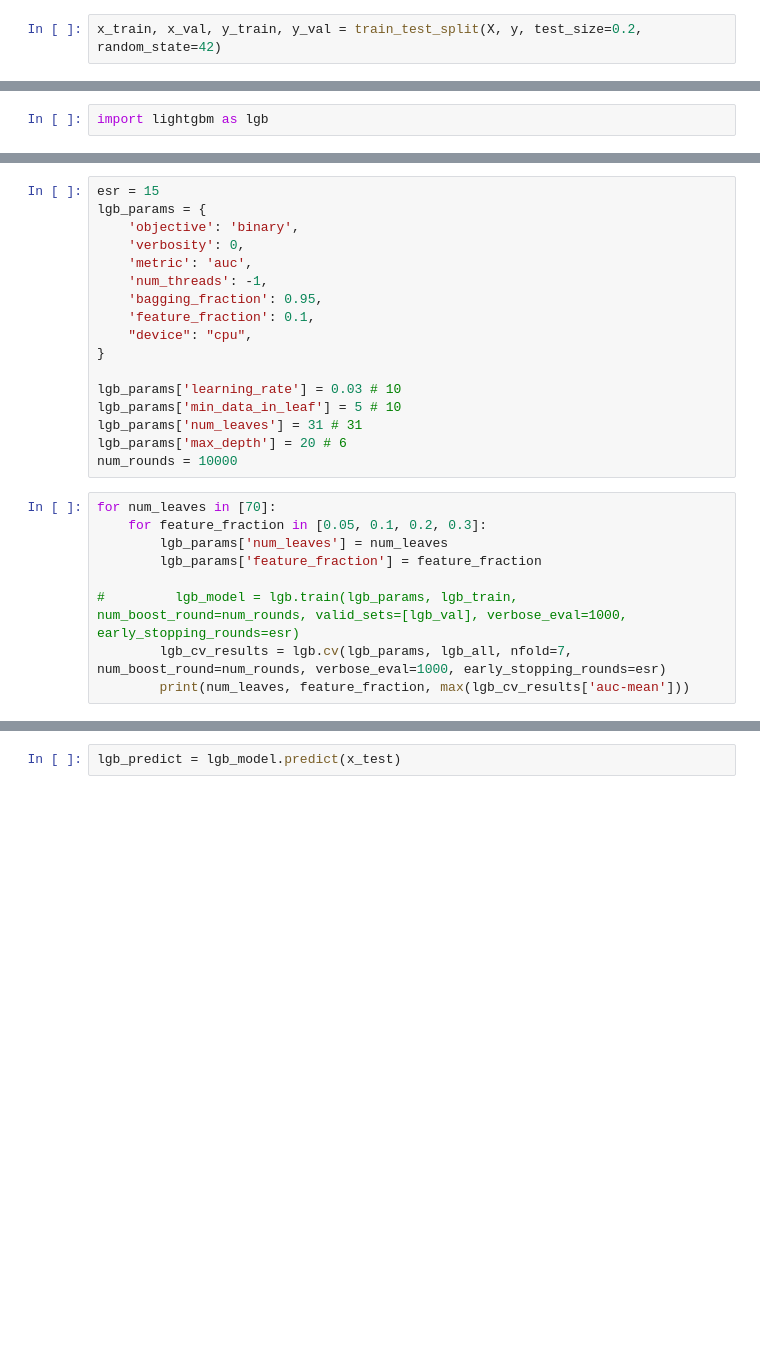
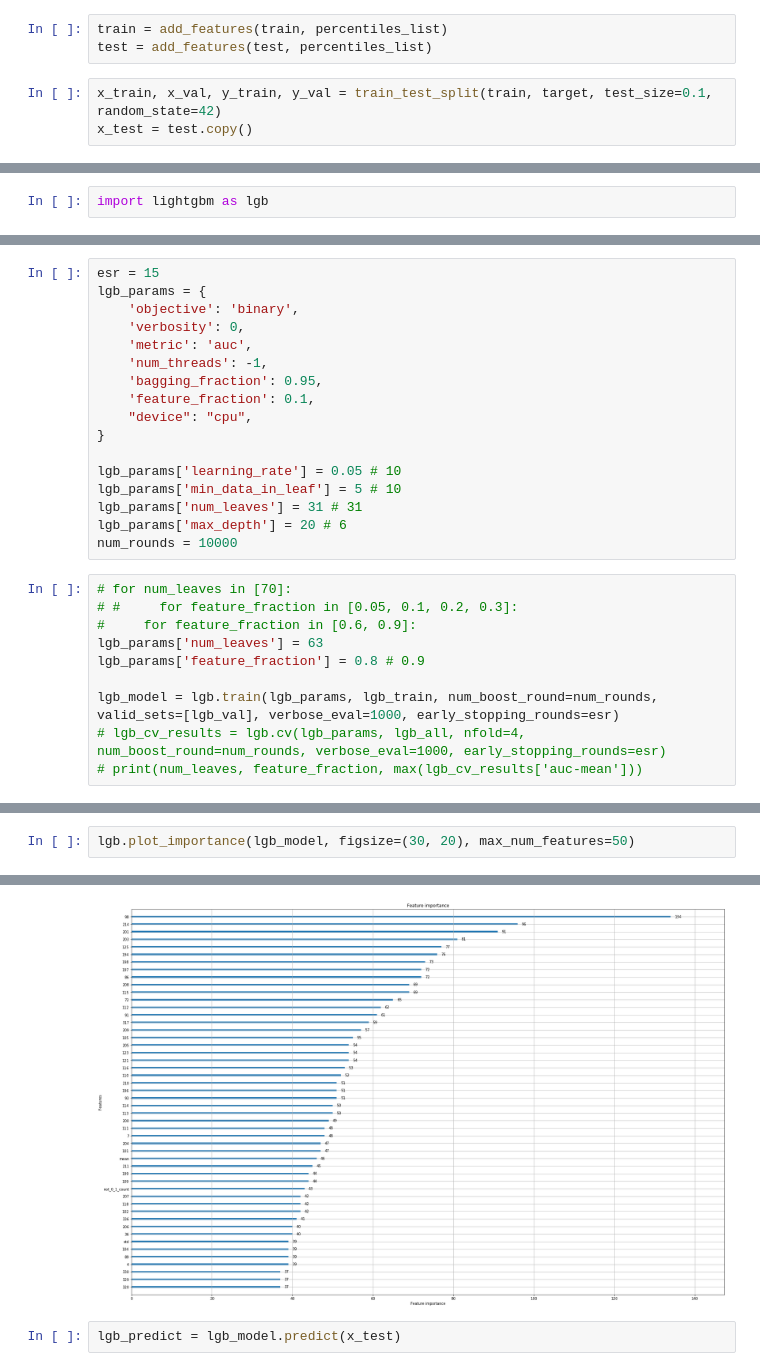
Before and after one commit to k-sobolev/Module_bank_challenge, a Jupyter notebook: Lemon.ipynb, the cells around one changed output, grey strips where cells are left out. Saved outputs shown, nothing was run; the diff lists cells and outputs as text; blank space fills up the shorter version.

```diff
--- a/Lemon.ipynb
+++ b/Lemon.ipynb
@@ -26,5 +40,9 @@ X.shape
+# %%
+train = add_features(train, percentiles_list)
+test = add_features(test, percentiles_list)
 # %%
-x_train, x_val, y_train, y_val = train_test_split(X, y, test_size=0.2, random_state=42)
+x_train, x_val, y_train, y_val = train_test_split(train, target, test_size=0.1, random_state=42)
+x_test = test.copy()
 # %% [markdown]
 ### XGBoost
 # %%
@@ -119,18 +139,19 @@ lgb_params = {
     "device": "cpu",
 }
 
-lgb_params['learning_rate'] = 0.03 # 10
+lgb_params['learning_rate'] = 0.05 # 10
 lgb_params['min_data_in_leaf'] = 5 # 10
 lgb_params['num_leaves'] = 31 # 31
 lgb_params['max_depth'] = 20 # 6
 num_rounds = 10000
 # %%
-for num_leaves in [70]:
-    for feature_fraction in [0.05, 0.1, 0.2, 0.3]:
-        lgb_params['num_leaves'] = num_leaves
-        lgb_params['feature_fraction'] = feature_fraction
+# for num_leaves in [70]:
+# #     for feature_fraction in [0.05, 0.1, 0.2, 0.3]:
+#     for feature_fraction in [0.6, 0.9]:
+lgb_params['num_leaves'] = 63
+lgb_params['feature_fraction'] = 0.8 # 0.9
 
-#         lgb_model = lgb.train(lgb_params, lgb_train, num_boost_round=num_rounds, valid_sets=[lgb_val], verbose_eval=1000, early_stopping_rounds=esr)
-        lgb_cv_results = lgb.cv(lgb_params, lgb_all, nfold=7, num_boost_round=num_rounds, verbose_eval=1000, early_stopping_rounds=esr)
-        print(num_leaves, feature_fraction, max(lgb_cv_results['auc-mean']))
+lgb_model = lgb.train(lgb_params, lgb_train, num_boost_round=num_rounds, valid_sets=[lgb_val], verbose_eval=1000, early_stopping_rounds=esr)
+# lgb_cv_results = lgb.cv(lgb_params, lgb_all, nfold=4, num_boost_round=num_rounds, verbose_eval=1000, early_stopping_rounds=esr)
+# print(num_leaves, feature_fraction, max(lgb_cv_results['auc-mean']))
 # %% [output]
@@ -137,0 +161,3 @@ for num_leaves in [70]:
+# %%
+lgb.plot_importance(lgb_model, figsize=(30, 20), max_num_features=50)
+# %% [output]
@@ -138,3 +165,4 @@ for num_leaves in [70]:
+[figure, added]
 # %%
 lgb_predict = lgb_model.predict(x_test)
 # %%
```
Also changed, not shown: parts of 9 cells of this notebook.
